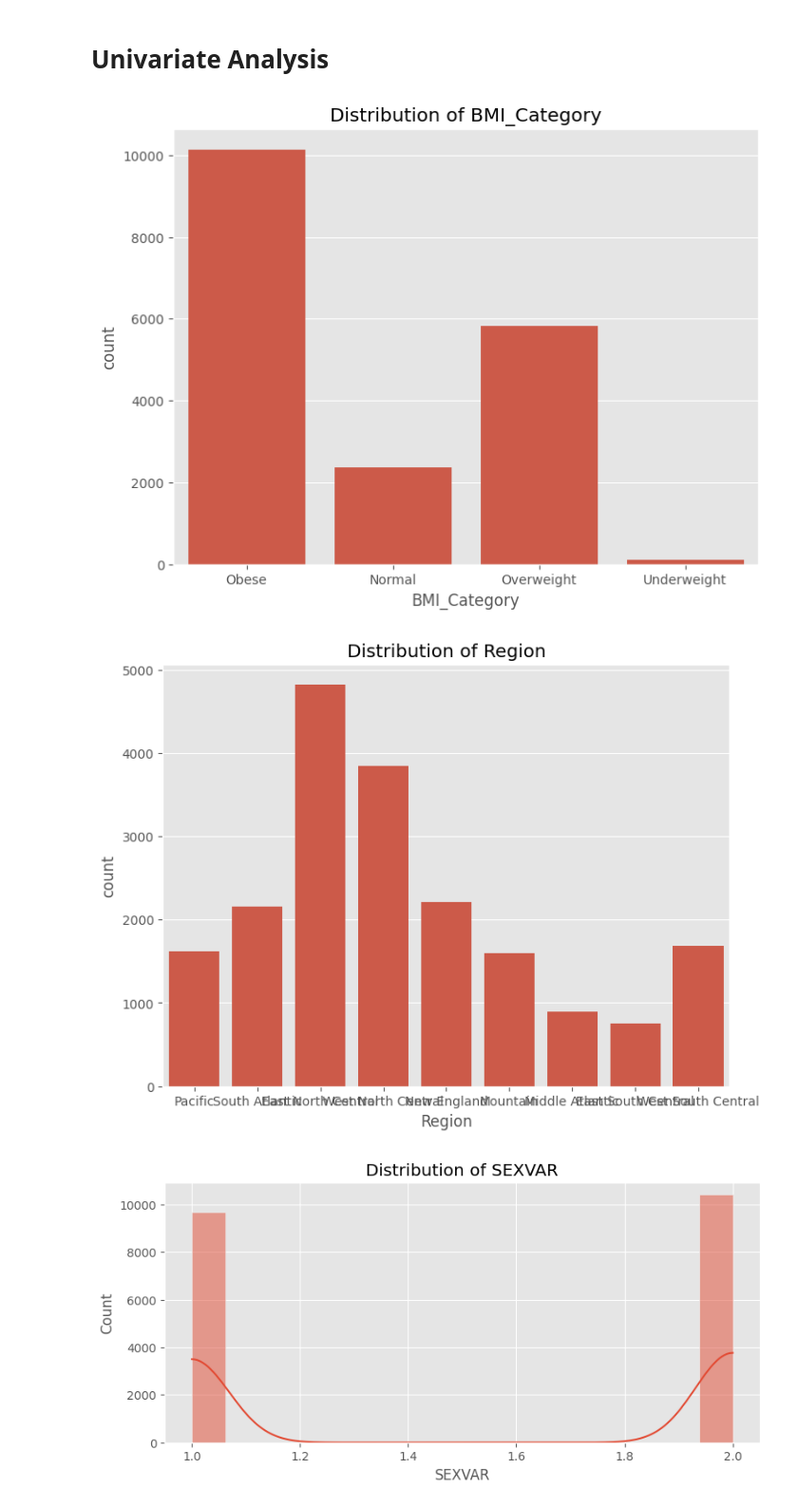
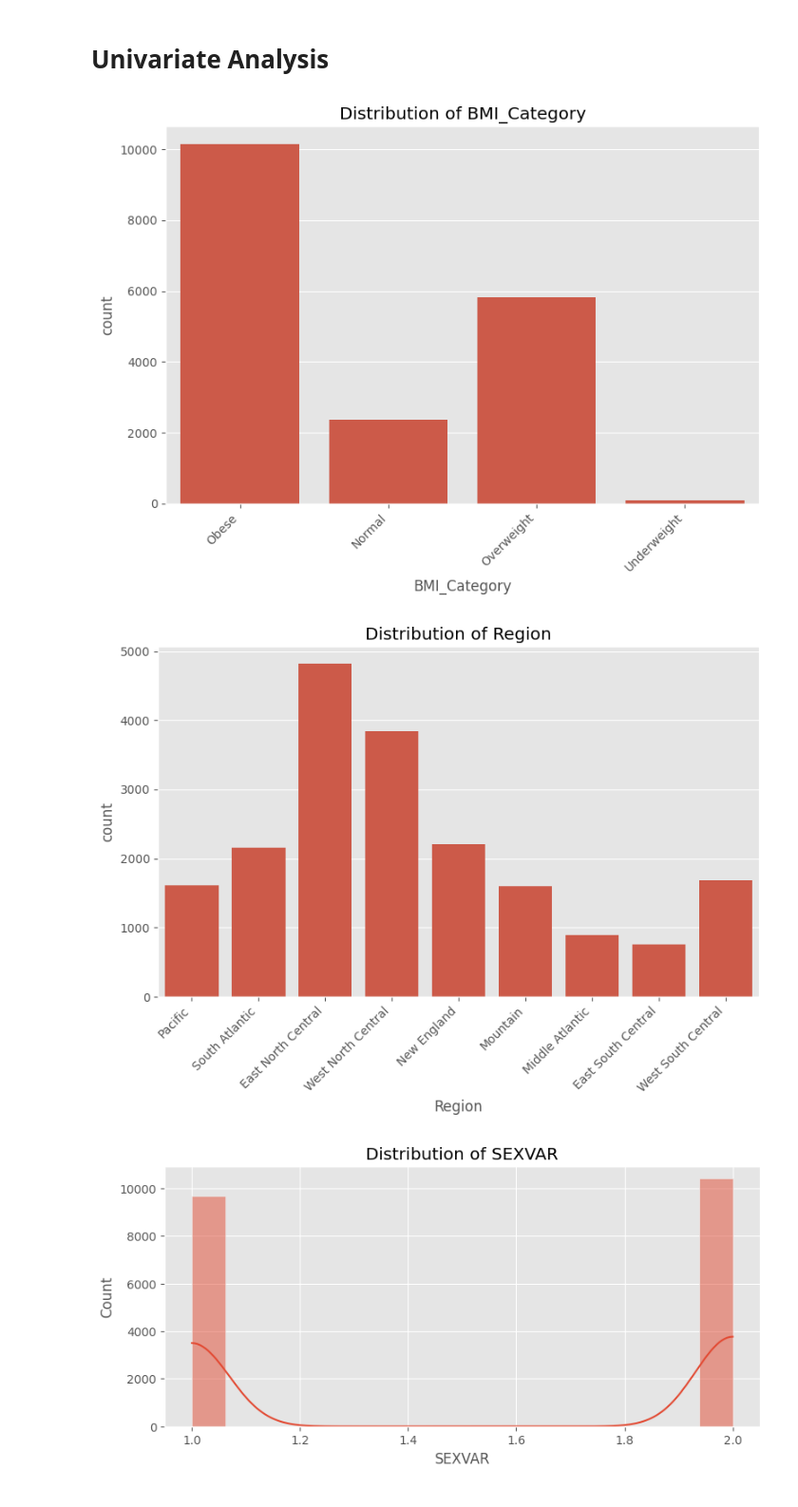
Before and after one commit to darrencheninfo/ADS504_G1_Project, a Jupyter notebook: ADS504_finalproj_EDA2.ipynb, the cells around one changed output. Shown at 95% size. Cells and saved outputs as stored; diff of their text form; code cells hidden in the pictures.

Commit message:
Updated some charts

```diff
--- a/ADS504_finalproj_EDA2.ipynb
+++ b/ADS504_finalproj_EDA2.ipynb
@@ -295,15 +295,17 @@ data_quality_catf
 # %%
 #plot the categorical variables
 plt.style.use('ggplot')
 
 for column in filter_catf:
     plt.figure(figsize=(8, 6))
     sns.countplot(x=column, data=df)
     plt.title(f'Distribution of {column}')
+    plt.xticks(rotation=45, ha='right')
+    plt.tight_layout()
     plt.show()
 # %% [output]
-[figure, old version]
+[figure, new version]
-[figure, old version]
+[figure, new version]
 # %%
 #plot histograms for numerical variables
 plt.style.use('ggplot')
```
